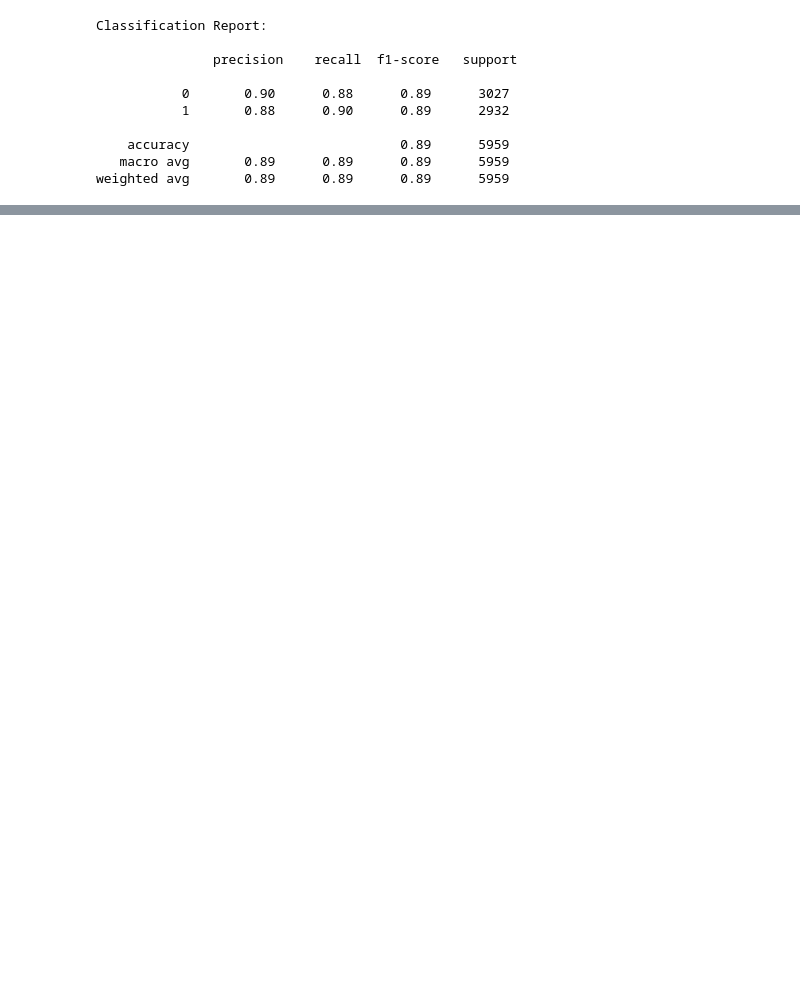
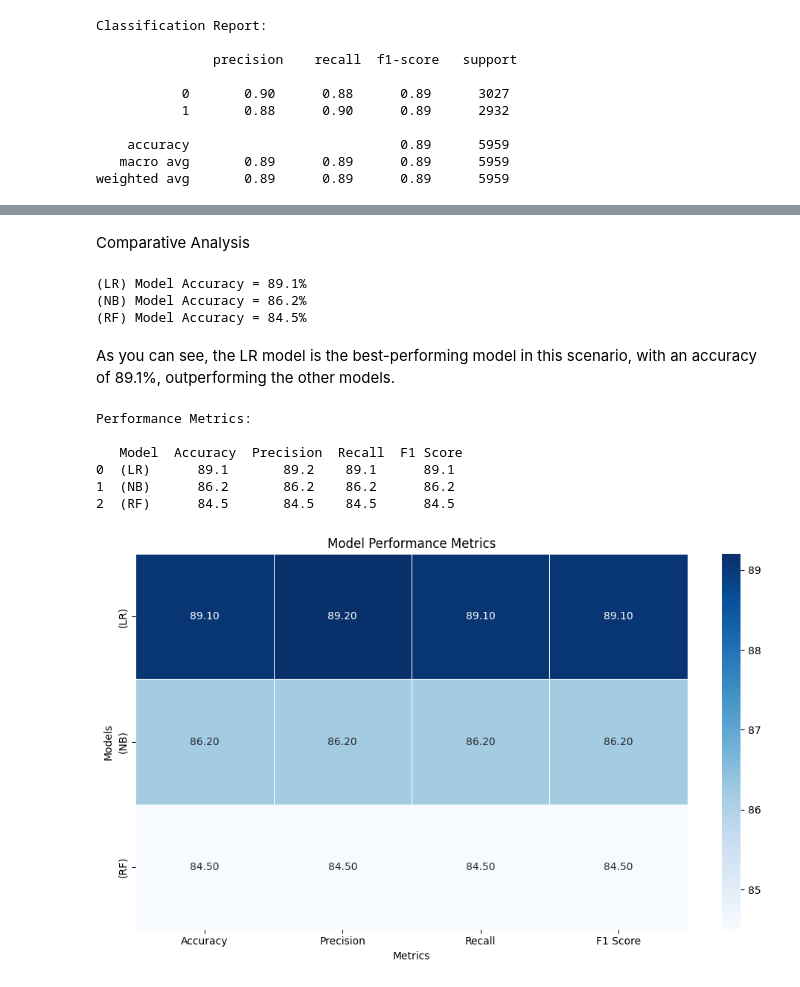
Before and after one commit to LinukaRiviRihan/sentiment-analyzer, a Jupyter notebook: Sentiment_Analyzer.ipynb, the cells around one changed output, grey strips where cells are left out. Saved outputs shown, nothing was run; the diff lists cells and outputs as text; code cells hidden in the pictures; blank space fills up the shorter version.

Commit message:
Part E - Evaluate results

```diff
--- a/Sentiment_Analyzer.ipynb
+++ b/Sentiment_Analyzer.ipynb
@@ -405,0 +419,79 @@ weighted avg       0.89      0.89      0.89      5959
+# %% [markdown]
+Comparative Analysis
+# %%
+from sklearn.linear_model import LogisticRegression
+from sklearn.naive_bayes import MultinomialNB
+from sklearn.ensemble import RandomForestClassifier
+from sklearn.metrics import accuracy_score
+
+# Define models in a dictionary
+models = {
+    "(LR)": LogisticRegression(),
+    "(NB)": MultinomialNB(),
+    "(RF)": RandomForestClassifier(),
+}
+
+# Initialize a results dictionary
+results = []
+
+# Train, predict, and evaluate each model
+for model_name, model in models.items():
+    # Train the model
+    trained_model = model.fit(Train_X, Train_Y)
+
+    # Make predictions
+    predictions = trained_model.predict(Test_X)
+
+    # Calculate metrics
+    accuracy = round(accuracy_score(Test_Y, predictions), 3) * 100
+    precision = round(precision_score(Test_Y, predictions, average="weighted"), 3) * 100
+    recall = round(recall_score(Test_Y, predictions, average="weighted"), 3) * 100
+    f1 = round(f1_score(Test_Y, predictions, average="weighted"), 3) * 100
+
+    # Append results
+    results.append({
+        "Model": model_name,
+        "Accuracy": accuracy,
+        "Precision": precision,
+        "Recall": recall,
+        "F1 Score": f1
+    })
+
+    # Print results
+    print(f'{model_name} Model Accuracy = {accuracy}%')
+# %% [output]
+(LR) Model Accuracy = 89.1%
+(NB) Model Accuracy = 86.2%
+(RF) Model Accuracy = 84.5%
+# %% [markdown]
+As you can see, the LR model is the best-performing model in this scenario, with an accuracy of 89.1%, outperforming the other models.
+# %%
+# Convert results to a DataFrame
+results_df = pd.DataFrame(results)
+
+# Print the DataFrame
+print('\n\033[0mPerformance Metrics:\033[0m\n\n', results_df)
+
+# Plot the results as a heatmap
+plt.figure(figsize=(10, 6))
+sns.heatmap(
+    results_df.set_index("Model"),
+    annot=True,
+    fmt=".2f",
+    cmap="Blues",
+    cbar=True,
+    linewidths=0.5
+)
+plt.title("Model Performance Metrics")
+plt.ylabel("Models")
+plt.xlabel("Metrics")
+plt.tight_layout()
+plt.show()
+# %% [output]
+Performance Metrics:
+
+   Model  Accuracy  Precision  Recall  F1 Score
+0  (LR)      89.1       89.2    89.1      89.1
+1  (NB)      86.2       86.2    86.2      86.2
+2  (RF)      84.5       84.5    84.5      84.5
+[figure, added]
```
Also changed, not shown: parts of 9 cells of this notebook, 2 other files.
